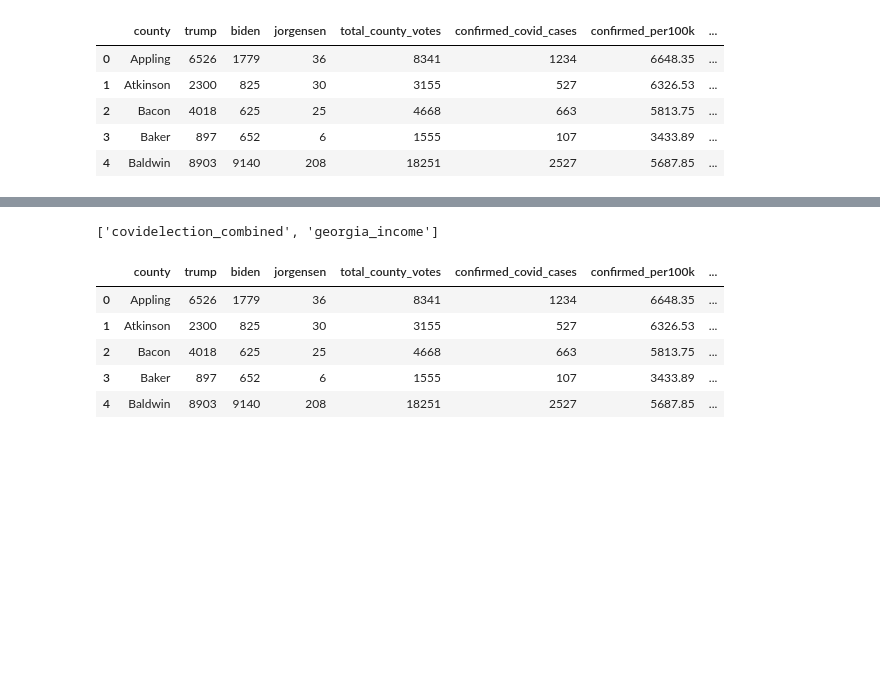
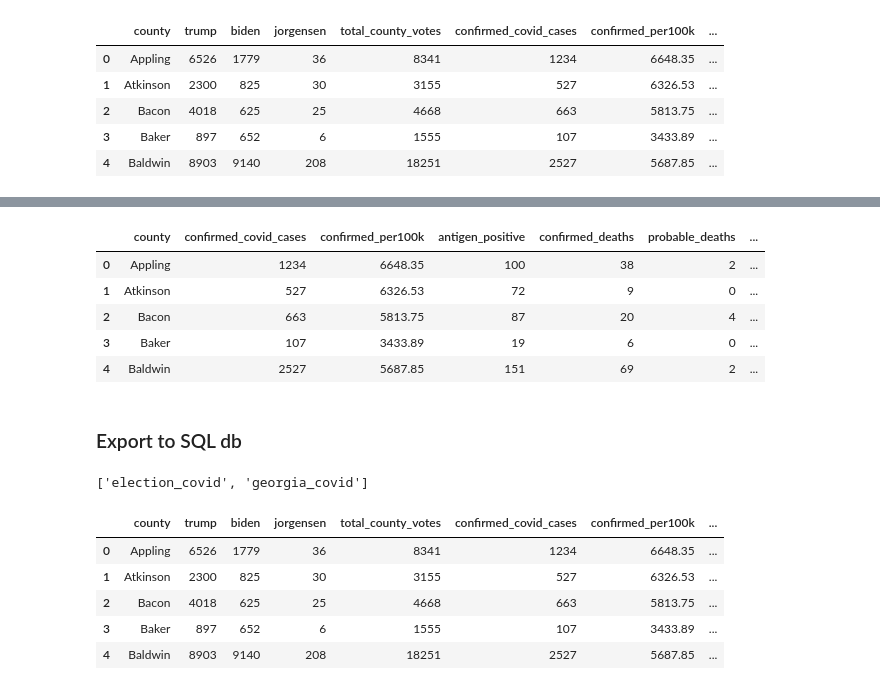
Before and after one commit to mklein1997/etlproject, a Jupyter notebook: ETLProject.ipynb, the cells around one changed output, grey strips where cells are left out. Saved outputs shown, nothing was run; the diff lists cells and outputs as text; code cells hidden in the pictures; blank space fills up the shorter version.

```diff
--- a/ETLProject.ipynb
+++ b/ETLProject.ipynb
@@ -32,3 +33,8 @@ income_df.head()
 | 2 | Bacon | GA | 31025 | 32775 | 33080 |
 | 3 | Baker | GA | 36061 | 35725 | 38666 |
 | 4 | Baldwin | GA | 30637 | 31950 | 33203 |
+# %%
+# clean income dataset
+income_clean_df = income_df[['County', '2018']].copy()
+income_clean_df.rename(columns={'2018': '2018_avg_income'}, inplace = True)
+income_clean_df.head()
@@ -126,3 +143,6 @@ combined_data_df.head()
 | 2 | Bacon | 4018 | 625 | 25 | 4668 | 663 | 5813.75 | ... |
 | 3 | Baker | 897 | 652 | 6 | 1555 | 107 | 3433.89 | ... |
 | 4 | Baldwin | 8903 | 9140 | 208 | 18251 | 2527 | 5687.85 | ... |
+# %%
+covid_income_df = pd.merge(covid_df, income_clean_df, on='County')
+covid_income_df.head()
@@ -129,10 +156,25 @@ combined_data_df.head()
+# %%
+covid_income_df.rename(columns = {"County": "county", "Confirmed Cases": "confirmed_covid_cases",
+                                      "Confirmed Cases per 100k": "confirmed_per100k",
+                                      "Antigen Positive Cases": "antigen_positive",
+                                      "Confirmed Deaths": "confirmed_deaths",
+                                      "Probable Deaths": "probable_deaths",
+                                      "Hospitalizations": "hospitalizations"}, inplace = True)
+covid_income_df.head()
+# %% [output]
+|  | county | confirmed_covid_cases | confirmed_per100k | antigen_positive | confirmed_deaths | probable_deaths | ... |
+| 0 | Appling | 1234 | 6648.35 | 100 | 38 | 2 | ... |
+| 1 | Atkinson | 527 | 6326.53 | 72 | 9 | 0 | ... |
+| 2 | Bacon | 663 | 5813.75 | 87 | 20 | 4 | ... |
+| 3 | Baker | 107 | 3433.89 | 19 | 6 | 0 | ... |
+| 4 | Baldwin | 2527 | 5687.85 | 151 | 69 | 2 | ... |
+# %% [markdown]
+### Export to SQL db
 # %%
 #Upload to SQL server
 db_name = 'etlproject_db'
 engine = create_engine(f'postgresql://{user}:{password}@localhost/{db_name}')
 con = engine
+engine.table_names()
+# %% [output]
+['election_covid', 'georgia_covid']
-# %%
-
-engine.table_names()
-# %% [output]
-['covidelection_combined', 'georgia_income']
```
Also changed, not shown: parts of 15 cells of this notebook, 3 other files.
